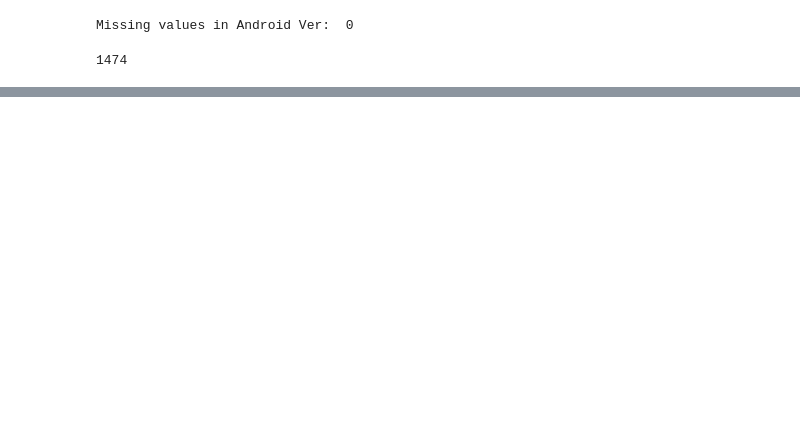
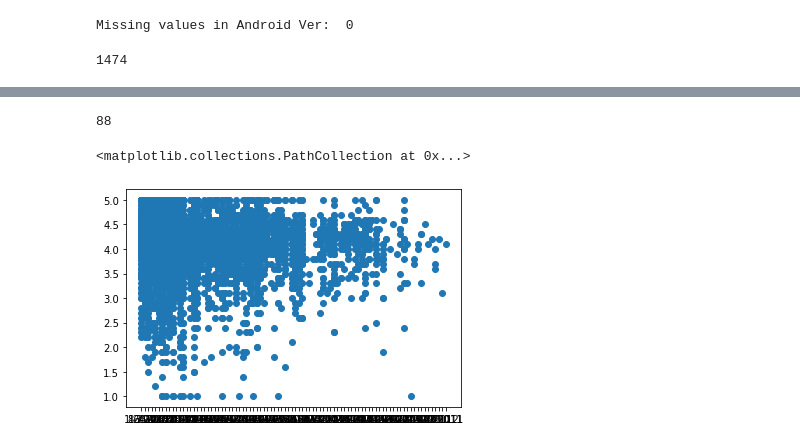
Before and after one commit to yasmeenel3sh/DataEngineeringCourseProject, a Jupyter notebook: Cleaning.ipynb, the cells around one changed output, grey strips where cells are left out. Saved outputs shown, nothing was run; the diff lists cells and outputs as text; code cells hidden in the pictures; blank space fills up the shorter version.

```diff
--- a/Cleaning.ipynb
+++ b/Cleaning.ipynb
@@ -60,0 +203,23 @@ missing_values_count1
+# %%
+months = data['Last Updated'].str.split(' ').str[0]
+months[months=='January'] ="1"
+months[months=='August'] ="8"
+months[months=='June'] ="16"
+months[months=='March'] ="3"
+months[months=='September'] ="9"
+months[months=='July'] ="7"
+months[months=='October'] ="10"
+months[months=='November'] ="11"
+months[months=='May'] ="5"
+months[months=='December'] ="12"
+months[months=='February'] ="2"
+months[months=='April'] ="4"
+years = data['Last Updated'].str.split(', ').str[1]
+
+temp = data['Last Updated'].str.split(',').str[0]
+
+# days = temp.str.split(' ').str[1]
+
+date = months+'-'+years
+
+date
@@ -60,0 +244,11 @@ missing_values_count1
+# %%
+data['Last Updated'] = date
+# %%
+len(data['Last Updated'].unique())
+# %% [output]
+88
+# %%
+plt.scatter(data['Last Updated'], data['Rating'])
+# %% [output]
+<matplotlib.collections.PathCollection at 0x...>
+[figure, added]
```
Also changed, not shown: parts of 17 cells of this notebook.
